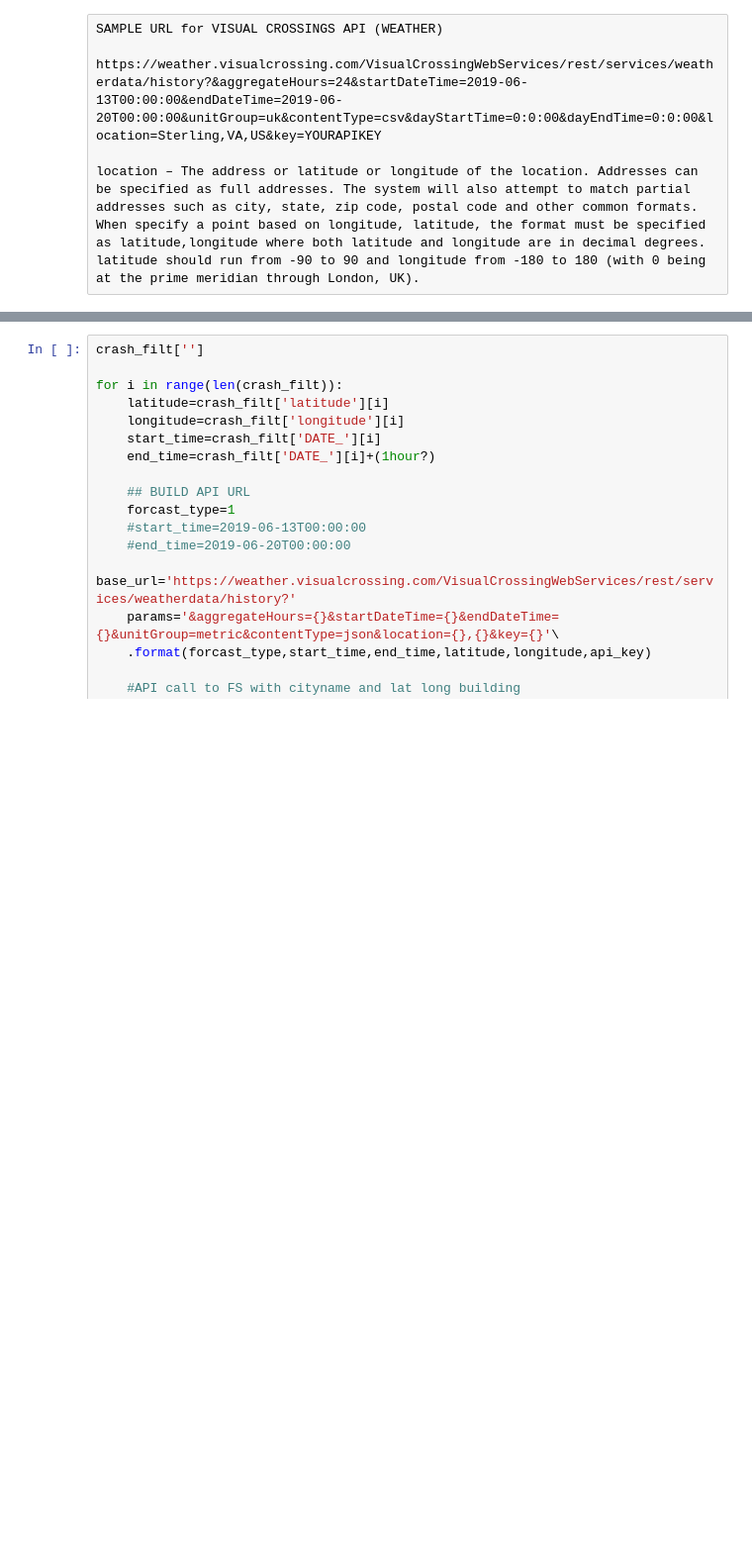
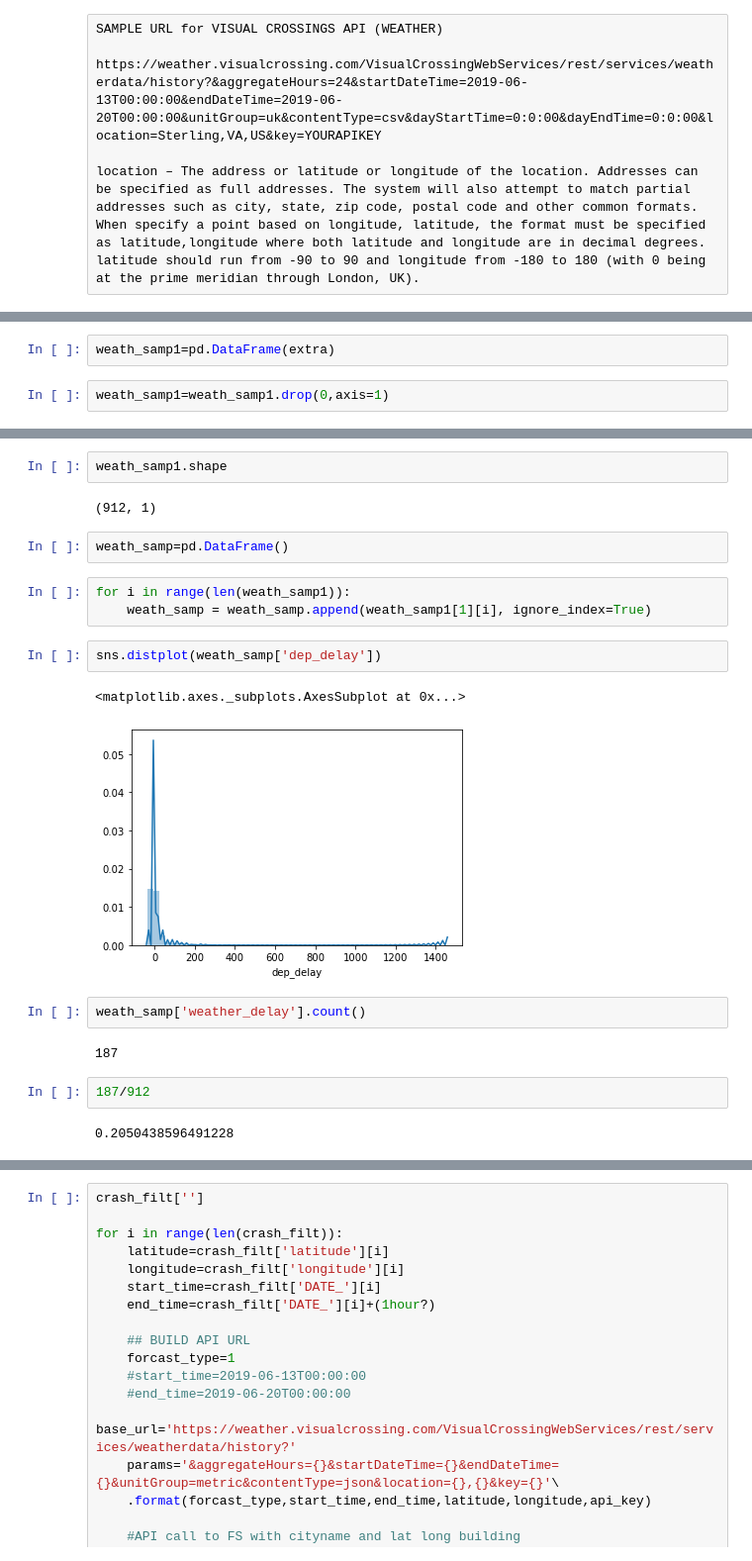
Before and after one commit to davidlinrin/lhl_midterm, a Jupyter notebook: python_code/Task_3.ipynb, the cells around one changed output, grey strips where cells are left out. Shown at 99% size. Cells and saved outputs as stored; diff of their text form; blank space fills up the shorter version.

```diff
--- a/python_code/Task_3.ipynb
+++ b/python_code/Task_3.ipynb
@@ -30,0 +649,4 @@ I'll use latitude and longitude to increase my "towns" list from 326 to 500
+# %%
+weath_samp1=pd.DataFrame(extra)
+# %%
+weath_samp1=weath_samp1.drop(0,axis=1)
@@ -30,0 +658,22 @@ I'll use latitude and longitude to increase my "towns" list from 326 to 500
+# %%
+weath_samp1.shape
+# %% [output]
+(912, 1)
+# %%
+weath_samp=pd.DataFrame()
+# %%
+for i in range(len(weath_samp1)):
+    weath_samp = weath_samp.append(weath_samp1[1][i], ignore_index=True)
+# %%
+sns.distplot(weath_samp['dep_delay'])
+# %% [output]
+<matplotlib.axes._subplots.AxesSubplot at 0x...>
+[figure, added]
+# %%
+weath_samp['weather_delay'].count()
+# %% [output]
+187
+# %%
+187/912
+# %% [output]
+0.2050438596491228
```
Also changed, not shown: parts of 193 cells of this notebook, 2 other files.
